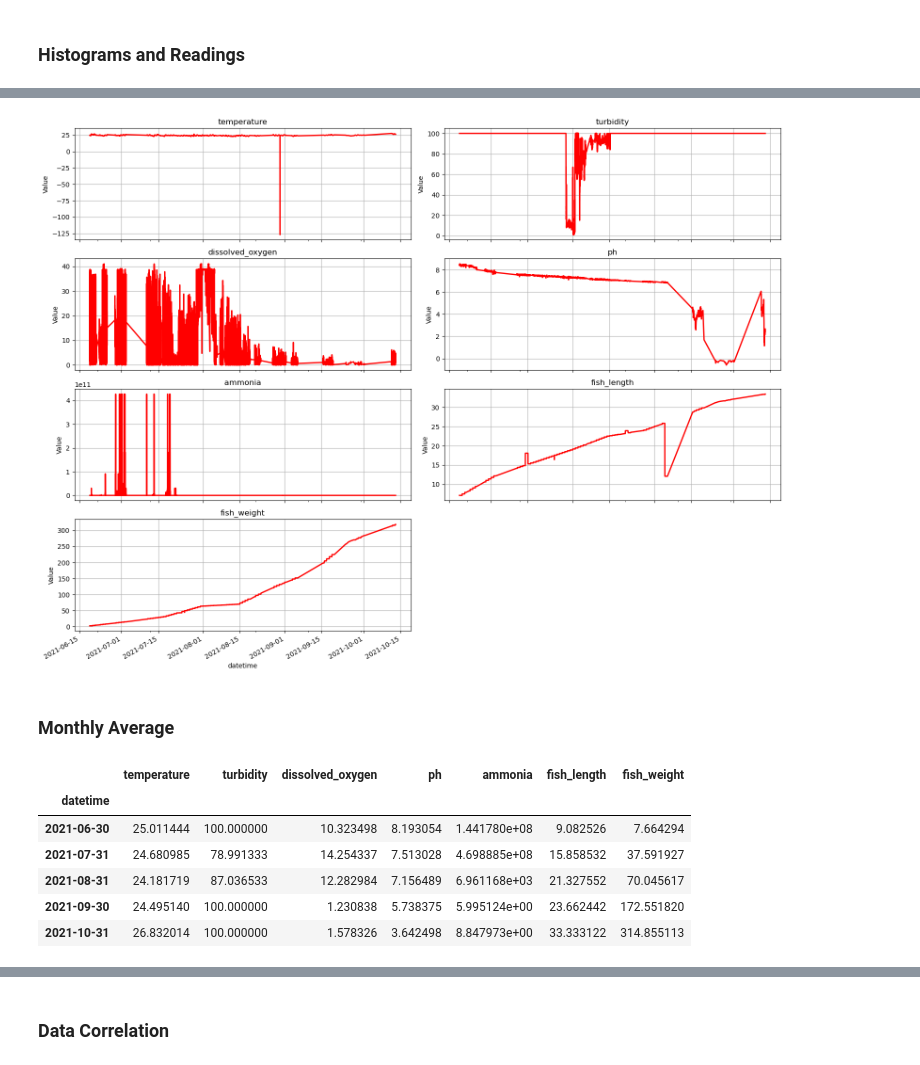
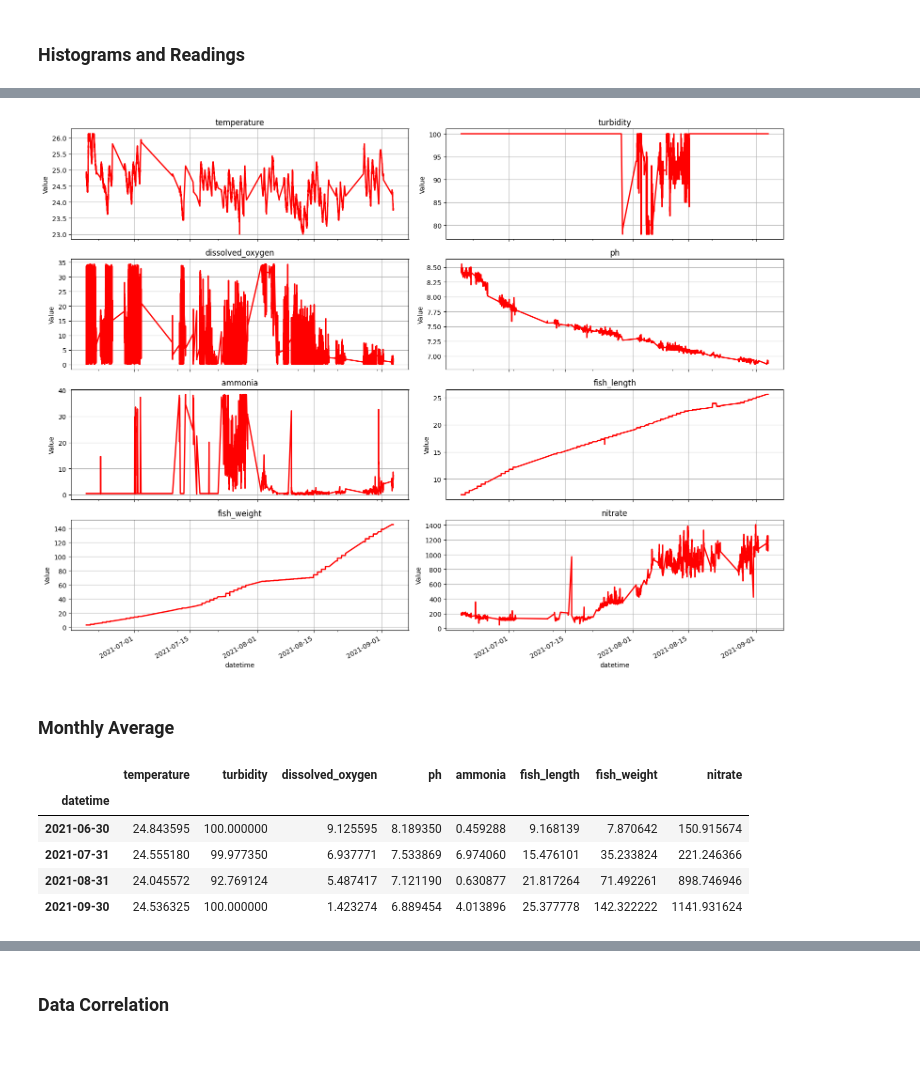
Before and after one commit to apadin-usd/AAI-530-04-Final-Project-Group-4, a Jupyter notebook: notebook/IoT-Based Aquaponics Fish Pond System.ipynb, the cells around one changed output, grey strips where cells are left out. Drawn from its saved outputs; the diff is of its cells as text; code cells hidden in the pictures.

```diff
--- a/notebook/IoT-Based Aquaponics Fish Pond System.ipynb
+++ b/notebook/IoT-Based Aquaponics Fish Pond System.ipynb
@@ -164,7 +165,7 @@ pond1.describe()
 # %%
 # define the variables
 # without population since its a contant value
-vars = ['temperature', 'turbidity', 'dissolved_oxygen', 'ph', 'ammonia', 'fish_length', 'fish_weight']
+vars = ['temperature', 'turbidity', 'dissolved_oxygen', 'ph', 'ammonia', 'fish_length', 'fish_weight','nitrate']
 # %% [markdown]
 ### Histograms and Readings
 # %%
@@ -189,0 +191,31 @@ plt.show()
+# %%
+
+# Assuming df is your DataFrame
+Q1 = pond1.quantile(0.25)
+Q3 = pond1.quantile(0.75)
+IQR = Q3 - Q1
+
+# Define the outlier thresholds
+lower_bound = Q1 - 1.5 * IQR
+upper_bound = Q3 + 1.5 * IQR
+
+# Filter the DataFrame to remove outliers
+pond1_filtered = pond1[~((pond1 < lower_bound) | (pond1 > upper_bound)).any(axis=1)]
+# %%
+# set grid and size
+fig, axes = plt.subplots(nrows=2, ncols=4, figsize=(16, 8))
+fig.suptitle("Histograms of Variables", fontsize=16)
+
+# flatten axes for easy iteration
+axes = axes.flatten()
+
+# create each histogram
+for i, col in enumerate(vars):
+    axes[i].hist(pond1_filtered[col], bins=20)
+    axes[i].set_title(col)
+    axes[i].set_xlabel("Value")
+    axes[i].set_ylabel("Frequency")
+
+# adjusts spacing
+plt.tight_layout()
+plt.show()
@@ -190,39 +224,38 @@ plt.show()
 # %%
 # set grid and size
 fig, axes = plt.subplots(nrows=4, ncols=2, figsize=(16, 12), sharex=True)
 
 # flatten axes for easy iteration
 axes = axes.flatten()
 
 # create subplots for each variables
 for i, col in enumerate(vars):
-    pond1[col].plot(ax=axes[i], title=col, linewidth=2, color='red')
+    pond1_filtered[col].plot(ax=axes[i], title=col, linewidth=2, color='red')
     axes[i].set_ylabel("Value")
     axes[i].grid(True)  # add grid for better readability
 
 # remove any unused subplots
 for j in range(i + 1, len(axes)):
     fig.delaxes(axes[j])
 
 # adjusts spacing
 plt.tight_layout()
 plt.show()
 # %% [output]
-[figure, old version]
+[figure, new version]
 # %% [markdown]
 ### Monthly Average
 # %%
 # group by 'datetime' with monthly frequency
-pond1_monthly_avg = pond1.groupby(pd.Grouper(freq='M'))[vars].mean()
+pond1_monthly_avg = pond1_filtered.groupby(pd.Grouper(freq='M'))[vars].mean()
 pond1_monthly_avg.head()
 # %% [output]
-|  | temperature | turbidity | dissolved_oxygen | ph | ammonia | fish_length | fish_weight |
-| datetime |  |  |  |  |  |  |  |
-| 2021-06-30 | 25.011444 | 100.000000 | 10.323498 | 8.193054 | 1.441780e+08 | 9.082526 | 7.664294 |
-| 2021-07-31 | 24.680985 | 78.991333 | 14.254337 | 7.513028 | 4.698885e+08 | 15.858532 | 37.591927 |
-| 2021-08-31 | 24.181719 | 87.036533 | 12.282984 | 7.156489 | 6.961168e+03 | 21.327552 | 70.045617 |
-| 2021-09-30 | 24.495140 | 100.000000 | 1.230838 | 5.738375 | 5.995124e+00 | 23.662442 | 172.551820 |
-| 2021-10-31 | 26.832014 | 100.000000 | 1.578326 | 3.642498 | 8.847973e+00 | 33.333122 | 314.855113 |
+|  | temperature | turbidity | dissolved_oxygen | ph | ammonia | fish_length | fish_weight | nitrate |
+| datetime |  |  |  |  |  |  |  |  |
+| 2021-06-30 | 24.843595 | 100.000000 | 9.125595 | 8.189350 | 0.459288 | 9.168139 | 7.870642 | 150.915674 |
+| 2021-07-31 | 24.555180 | 99.977350 | 6.937771 | 7.533869 | 6.974060 | 15.476101 | 35.233824 | 221.246366 |
+| 2021-08-31 | 24.045572 | 92.769124 | 5.487417 | 7.121190 | 0.630877 | 21.817264 | 71.492261 | 898.746946 |
+| 2021-09-30 | 24.536325 | 100.000000 | 1.423274 | 6.889454 | 4.013896 | 25.377778 | 142.322222 | 1141.931624 |
 # %%
 # plot each variable
 plt.figure(figsize=(16, 6))
```
Also changed, not shown: parts of 12 cells of this notebook.
